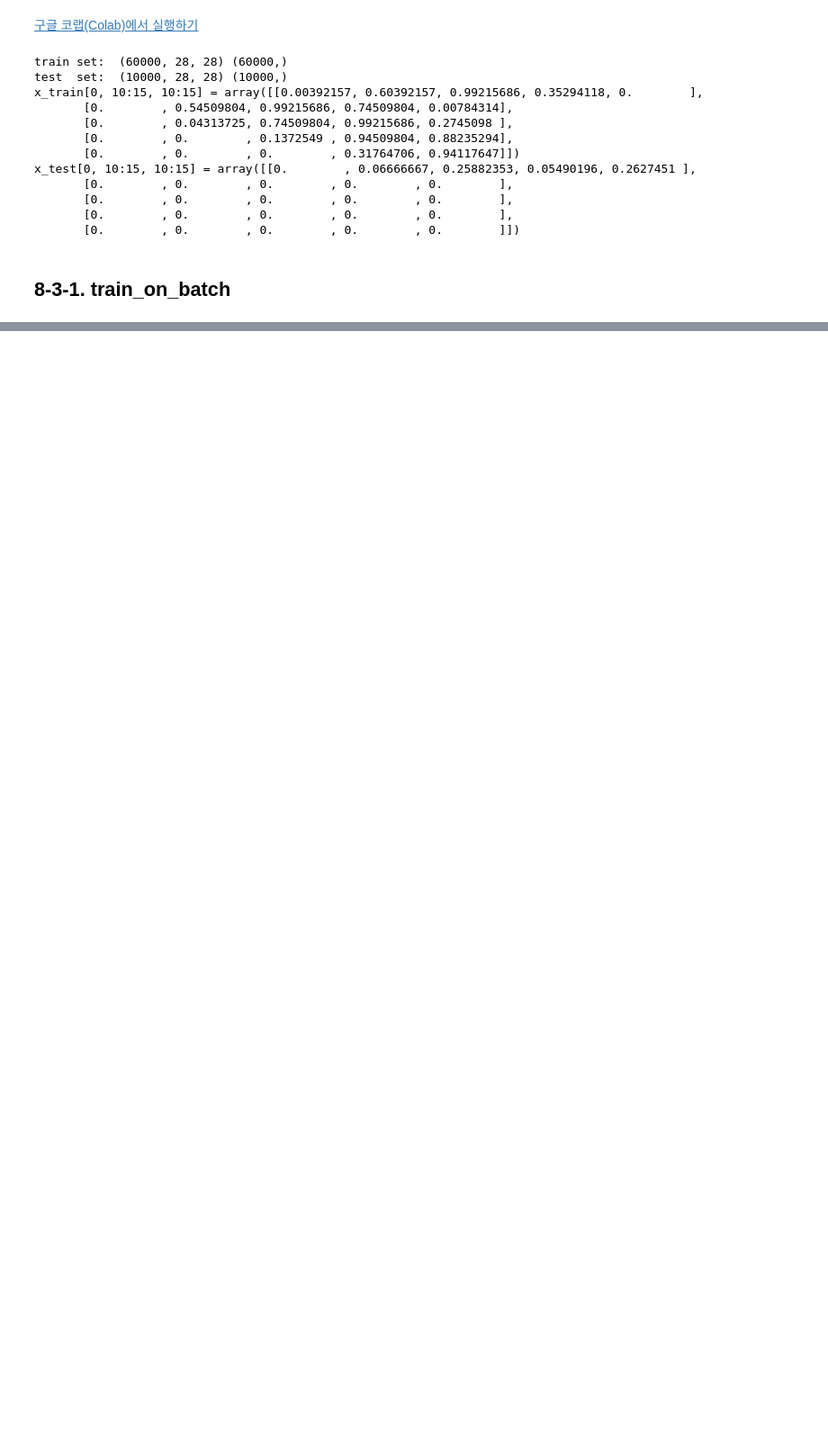
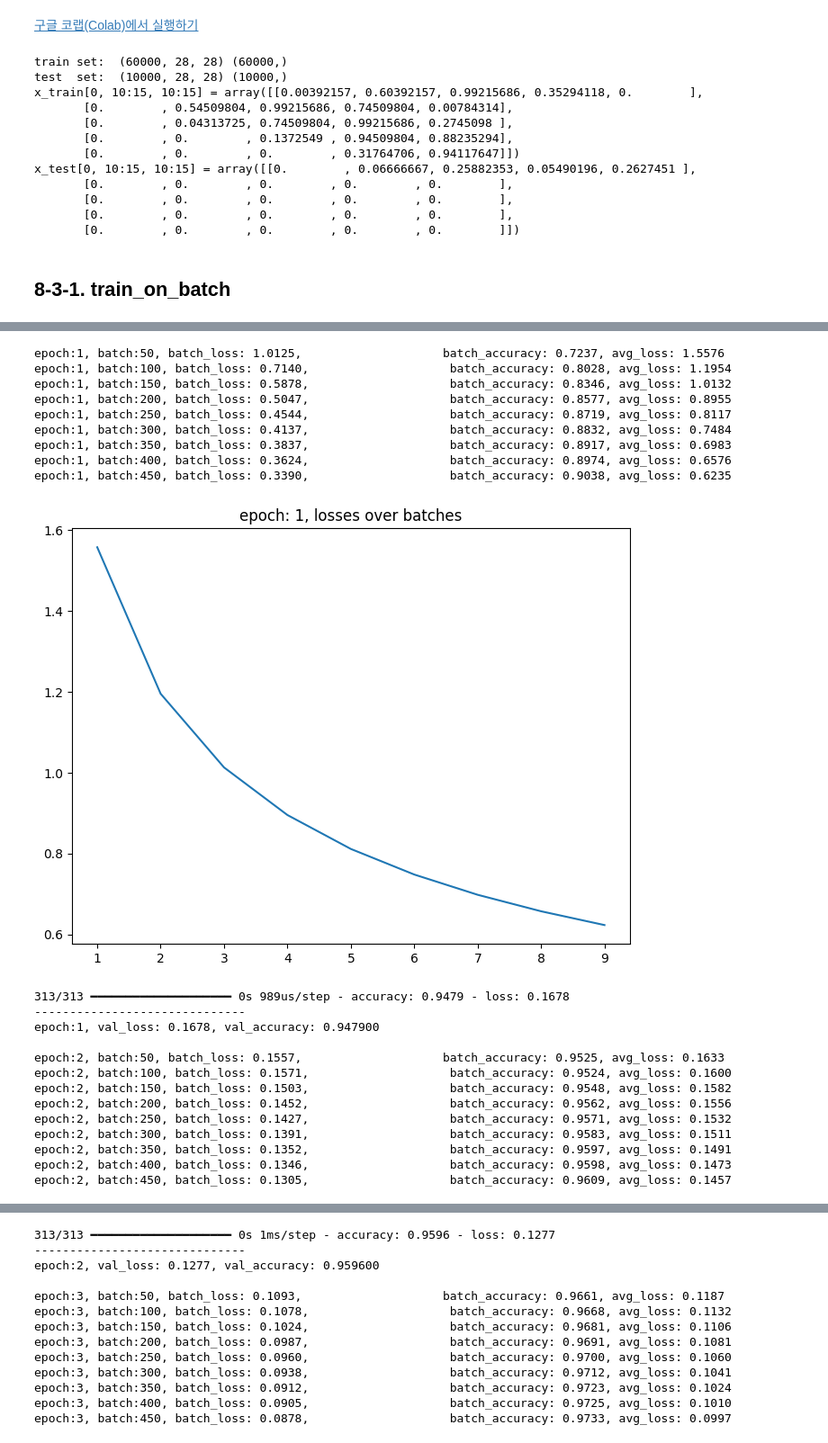
Before and after one commit to Yongwan-Kim/tensorflow-basic, a Jupyter notebook: part03/3.10_custom_train.ipynb, the cells around one changed output, grey strips where cells are left out. Shown at 90% size. Cells and saved outputs as stored; diff of their text form; code cells hidden in the pictures; blank space fills up the shorter version.

```diff
--- a/part03/3.10_custom_train.ipynb
+++ b/part03/3.10_custom_train.ipynb
@@ -59,0 +72,11 @@ x_test[0, 10:15, 10:15] = array([[0.        , 0.06666667, 0.25882353, 0.05490196
+# %%
+# 배치 생성 함수
+def get_batches(x, y, batch_size=32):
+    for i in range(int(x.shape[0] // batch_size)):
+        x_batch = x[i * batch_size: (i + 1) * batch_size]
+        y_batch = y[i * batch_size: (i + 1) * batch_size]
+        yield (np.asarray(x_batch), np.asarray(y_batch))
+# %%
+# 1개의 배치 로드
+x, y = next(get_batches(x_train, y_train))
+x.shape, y.shape
@@ -59,0 +85,56 @@ x_test[0, 10:15, 10:15] = array([[0.        , 0.06666667, 0.25882353, 0.05490196
+# %%
+import matplotlib.pyplot as plt
+
+MONITOR_STEP = 50
+
+for epoch in range(1, 4):
+    batch = 1
+    total_loss = 0
+    losses = []
+    for x, y in get_batches(x_train, y_train, batch_size=128):
+        # 배치별 훈련
+        loss, acc = model.train_on_batch(x, y)
+        total_loss += loss
+
+        # 출력
+        if batch % MONITOR_STEP == 0:
+            losses.append(total_loss / batch)
+            print(f'epoch:{epoch}, batch:{batch}, batch_loss: {loss:.4f},\
+                    batch_accuracy: {acc:.4f}, avg_loss: {total_loss / batch:.4f}')
+        batch += 1
+
+    # Loss 시각화
+    plt.figure(figsize=(8, 6))
+    plt.plot(np.arange(1, batch // MONITOR_STEP+1), losses)
+    plt.title(f'epoch: {epoch}, losses over batches')
+    plt.show()
+
+    # 결과 출력
+    loss, acc = model.evaluate(x_test, y_test)
+    print('---'*10)
+    print(f'epoch:{epoch}, val_loss: {loss:.4f}, val_accuracy: {acc:4f}')
+    print()
+# %% [output]
+epoch:1, batch:50, batch_loss: 1.0125,                    batch_accuracy: 0.7237, avg_loss: 1.5576
+epoch:1, batch:100, batch_loss: 0.7140,                    batch_accuracy: 0.8028, avg_loss: 1.1954
+epoch:1, batch:150, batch_loss: 0.5878,                    batch_accuracy: 0.8346, avg_loss: 1.0132
+epoch:1, batch:200, batch_loss: 0.5047,                    batch_accuracy: 0.8577, avg_loss: 0.8955
+epoch:1, batch:250, batch_loss: 0.4544,                    batch_accuracy: 0.8719, avg_loss: 0.8117
+epoch:1, batch:300, batch_loss: 0.4137,                    batch_accuracy: 0.8832, avg_loss: 0.7484
+epoch:1, batch:350, batch_loss: 0.3837,                    batch_accuracy: 0.8917, avg_loss: 0.6983
+epoch:1, batch:400, batch_loss: 0.3624,                    batch_accuracy: 0.8974, avg_loss: 0.6576
+epoch:1, batch:450, batch_loss: 0.3390,                    batch_accuracy: 0.9038, avg_loss: 0.6235
+[figure, added]
+313/313 ━━━━━━━━━━━━━━━━━━━━ 0s 989us/step - accuracy: 0.9479 - loss: 0.1678
+------------------------------
+epoch:1, val_loss: 0.1678, val_accuracy: 0.947900
+
+epoch:2, batch:50, batch_loss: 0.1557,                    batch_accuracy: 0.9525, avg_loss: 0.1633
+epoch:2, batch:100, batch_loss: 0.1571,                    batch_accuracy: 0.9524, avg_loss: 0.1600
+epoch:2, batch:150, batch_loss: 0.1503,                    batch_accuracy: 0.9548, avg_loss: 0.1582
+epoch:2, batch:200, batch_loss: 0.1452,                    batch_accuracy: 0.9562, avg_loss: 0.1556
+epoch:2, batch:250, batch_loss: 0.1427,                    batch_accuracy: 0.9571, avg_loss: 0.1532
+epoch:2, batch:300, batch_loss: 0.1391,                    batch_accuracy: 0.9583, avg_loss: 0.1511
+epoch:2, batch:350, batch_loss: 0.1352,                    batch_accuracy: 0.9597, avg_loss: 0.1491
+epoch:2, batch:400, batch_loss: 0.1346,                    batch_accuracy: 0.9598, avg_loss: 0.1473
+epoch:2, batch:450, batch_loss: 0.1305,                    batch_accuracy: 0.9609, avg_loss: 0.1457
@@ -59,0 +142,13 @@ x_test[0, 10:15, 10:15] = array([[0.        , 0.06666667, 0.25882353, 0.05490196
+313/313 ━━━━━━━━━━━━━━━━━━━━ 0s 1ms/step - accuracy: 0.9596 - loss: 0.1277
+------------------------------
+epoch:2, val_loss: 0.1277, val_accuracy: 0.959600
+
+epoch:3, batch:50, batch_loss: 0.1093,                    batch_accuracy: 0.9661, avg_loss: 0.1187
+epoch:3, batch:100, batch_loss: 0.1078,                    batch_accuracy: 0.9668, avg_loss: 0.1132
+epoch:3, batch:150, batch_loss: 0.1024,                    batch_accuracy: 0.9681, avg_loss: 0.1106
+epoch:3, batch:200, batch_loss: 0.0987,                    batch_accuracy: 0.9691, avg_loss: 0.1081
+epoch:3, batch:250, batch_loss: 0.0960,                    batch_accuracy: 0.9700, avg_loss: 0.1060
+epoch:3, batch:300, batch_loss: 0.0938,                    batch_accuracy: 0.9712, avg_loss: 0.1041
+epoch:3, batch:350, batch_loss: 0.0912,                    batch_accuracy: 0.9723, avg_loss: 0.1024
+epoch:3, batch:400, batch_loss: 0.0905,                    batch_accuracy: 0.9725, avg_loss: 0.1010
+epoch:3, batch:450, batch_loss: 0.0878,                    batch_accuracy: 0.9733, avg_loss: 0.0997
```
Also changed, not shown: parts of 3 cells of this notebook, 12 other files.
